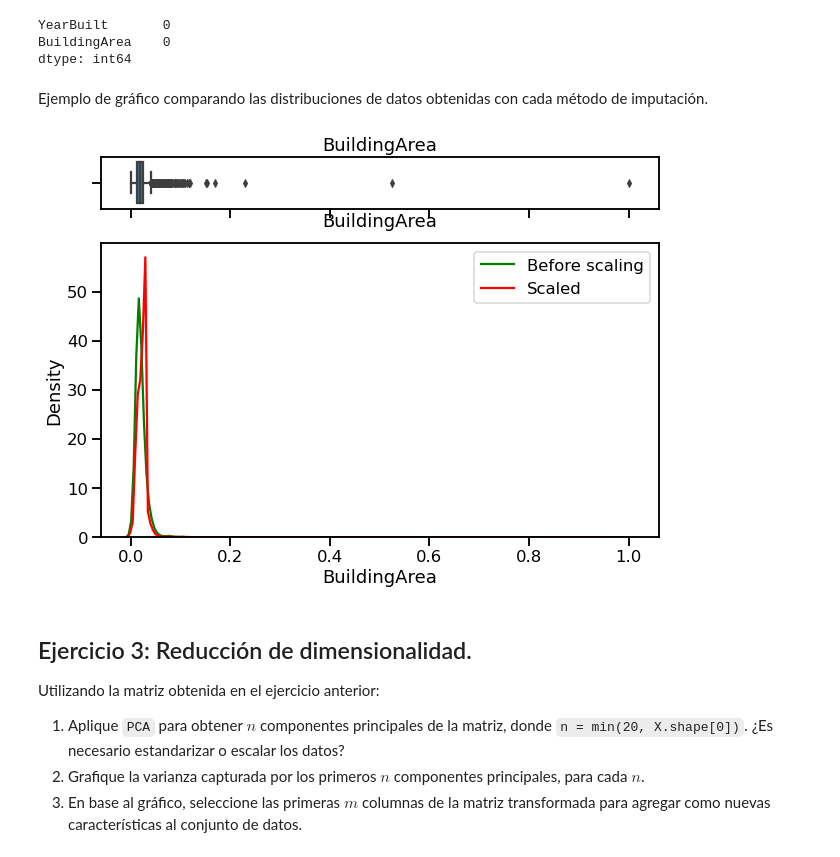
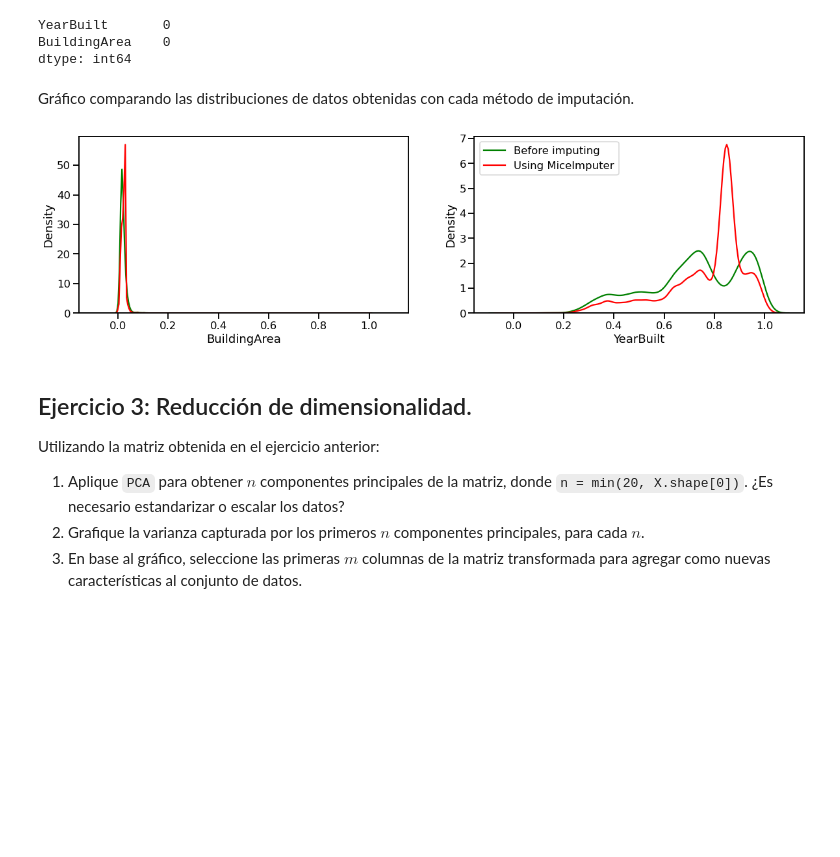
Before and after one commit to estebanarr/TP2_exploracion_curacion_datos, a Jupyter notebook: Entregable_Parte_2 .ipynb, the cells around one changed output. Cells and saved outputs as stored; diff of their text form; code cells hidden in the pictures; blank space fills up the shorter version.

Commit message:
Se elimina scatterplot en Parte_1_Ejercicios_2_y_3.ipynb - Kdeplot para YearBuilt - Columnas PCA

```diff
--- a/Entregable_Parte_2 .ipynb
+++ b/Entregable_Parte_2 .ipynb
@@ -391,24 +391,25 @@ YearBuilt       0
 BuildingArea    0
 dtype: int64
 # %% [markdown]
-Ejemplo de gráfico comparando las distribuciones de datos obtenidas con cada método de imputación.
+Gráfico comparando las distribuciones de datos obtenidas con cada método de imputación.
 # %%
-f, (ax_box, ax_hist) = plt.subplots(2, sharex=True, figsize=(10,7),gridspec_kw={"height_ratios": (.15, .85)}) ##Me parece que este gráfico está muy cargado, sacaría los cuatiles y los histogramas, dejaría la línea de las dos distribuciones
+f, ax = plt.subplots(ncols=2,nrows=1, sharex=True, figsize=(20,5))
 
 #Se añade un gráfico a cada parte
 
-sns.boxplot(variables_bef_scaled.BuildingArea, ax=ax_box)
+sns.kdeplot(variables_bef_scaled.BuildingArea,color='g',ax=ax[0],label='Before imputing')
+sns.kdeplot(df_2.BuildingArea,color='r',ax=ax[0],label='Using MiceImputer')
 
-sns.kdeplot(variables_bef_scaled.BuildingArea,color='g',ax=ax_hist,label='Before scaling')
-sns.kdeplot(df_2.BuildingArea,color='r',ax=ax_hist,label='Scaled')
+sns.kdeplot(variables_bef_scaled.YearBuilt,color='g',ax=ax[1],label='Before imputing')
+sns.kdeplot(df_2.YearBuilt,color='r',ax=ax[1],label='Using MiceImputer')
 
 plt.ticklabel_format(style='plain', axis='x')
 
 ax_box.set_title("BuildingArea")
 plt.legend()
 plt.show()
 # %% [output]
-[figure, old version]
+[figure, new version]
 # %% [markdown]
 ## Ejercicio 3: Reducción de dimensionalidad.
 
```
Also changed, not shown: parts of 3 cells of this notebook, 2 other files.
